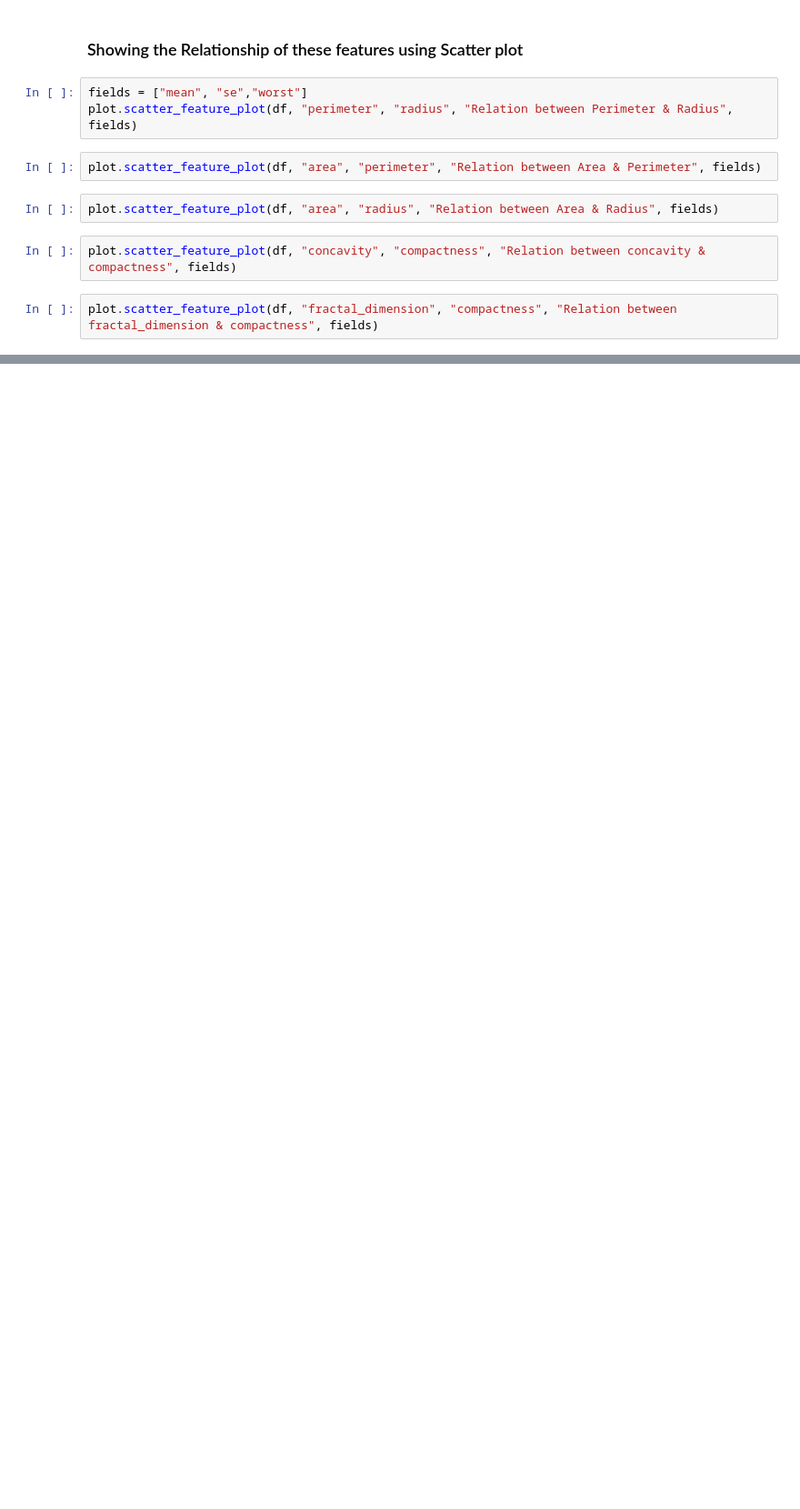
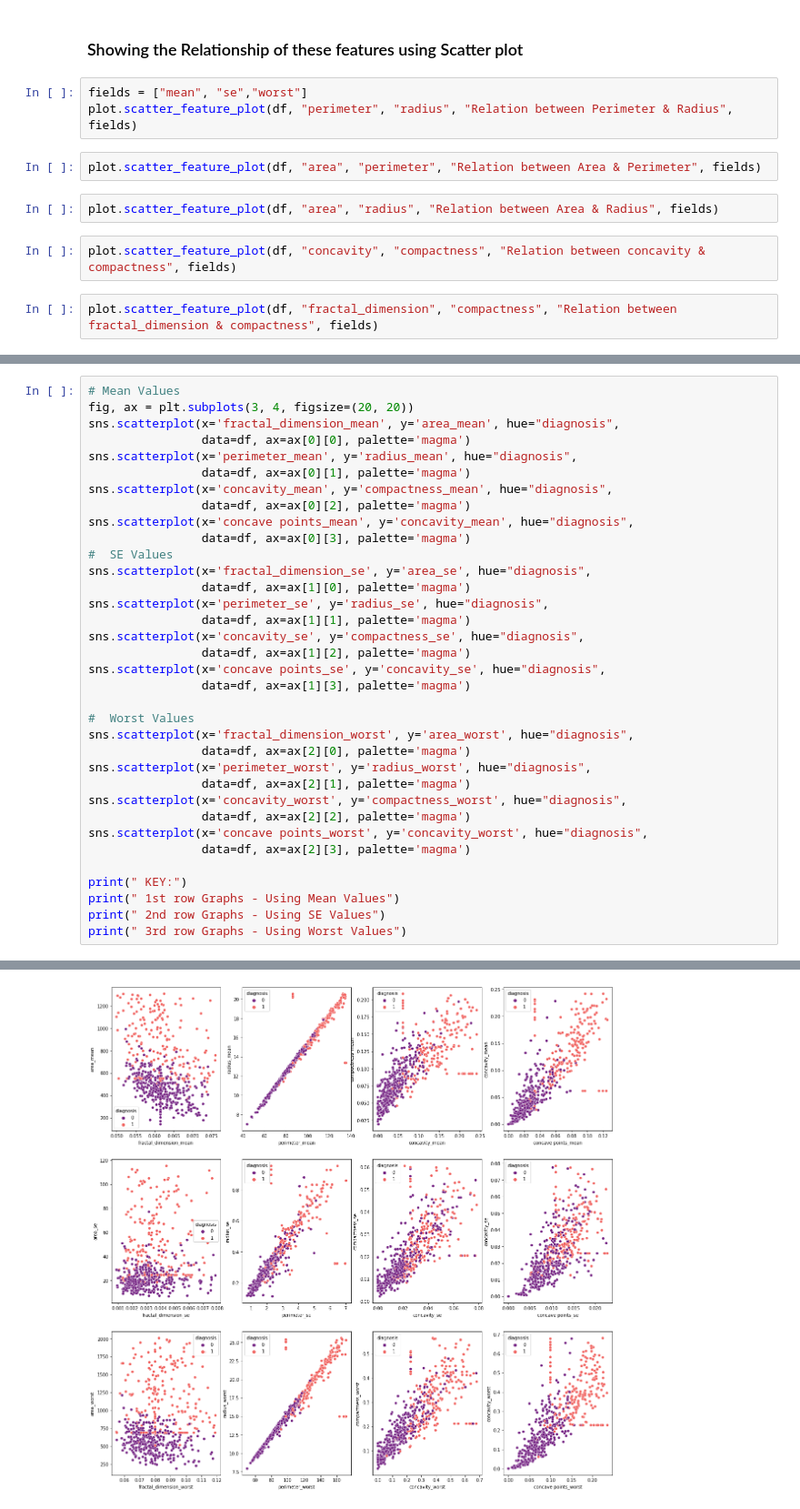
Before and after one commit to Caphace-Ethan/Breast-Cancer-Diagnosis, a Jupyter notebook: notebooks/EDA_notebook.ipynb, the cells around one changed output, grey strips where cells are left out. Shown at 91% size. Saved outputs shown, nothing was run; the diff lists cells and outputs as text; blank space fills up the shorter version.

Commit message:
Multi-variate Analysis: Diagnosis correlations with other features

```diff
--- a/notebooks/EDA_notebook.ipynb
+++ b/notebooks/EDA_notebook.ipynb
@@ -326,0 +338,36 @@ plot.scatter_feature_plot(df, "fractal_dimension", "compactness", "Relation betw
+# %%
+# Mean Values
+fig, ax = plt.subplots(3, 4, figsize=(20, 20))
+sns.scatterplot(x='fractal_dimension_mean', y='area_mean', hue="diagnosis",
+                data=df, ax=ax[0][0], palette='magma')
+sns.scatterplot(x='perimeter_mean', y='radius_mean', hue="diagnosis",
+                data=df, ax=ax[0][1], palette='magma')
+sns.scatterplot(x='concavity_mean', y='compactness_mean', hue="diagnosis",
+                data=df, ax=ax[0][2], palette='magma')
+sns.scatterplot(x='concave points_mean', y='concavity_mean', hue="diagnosis",
+                data=df, ax=ax[0][3], palette='magma')
+#  SE Values
+sns.scatterplot(x='fractal_dimension_se', y='area_se', hue="diagnosis",
+                data=df, ax=ax[1][0], palette='magma')
+sns.scatterplot(x='perimeter_se', y='radius_se', hue="diagnosis",
+                data=df, ax=ax[1][1], palette='magma')
+sns.scatterplot(x='concavity_se', y='compactness_se', hue="diagnosis",
+                data=df, ax=ax[1][2], palette='magma')
+sns.scatterplot(x='concave points_se', y='concavity_se', hue="diagnosis",
+                data=df, ax=ax[1][3], palette='magma')
+
+#  Worst Values
+sns.scatterplot(x='fractal_dimension_worst', y='area_worst', hue="diagnosis",
+                data=df, ax=ax[2][0], palette='magma')
+sns.scatterplot(x='perimeter_worst', y='radius_worst', hue="diagnosis",
+                data=df, ax=ax[2][1], palette='magma')
+sns.scatterplot(x='concavity_worst', y='compactness_worst', hue="diagnosis",
+                data=df, ax=ax[2][2], palette='magma')
+sns.scatterplot(x='concave points_worst', y='concavity_worst', hue="diagnosis",
+                data=df, ax=ax[2][3], palette='magma')
+
+print(" KEY:")
+print(" 1st row Graphs - Using Mean Values")
+print(" 2nd row Graphs - Using SE Values")
+print(" 3rd row Graphs - Using Worst Values")
+# %% [output]
@@ -326,0 +376 @@ plot.scatter_feature_plot(df, "fractal_dimension", "compactness", "Relation betw
+[figure, added]
```
Also changed, not shown: parts of 3 cells of this notebook.
